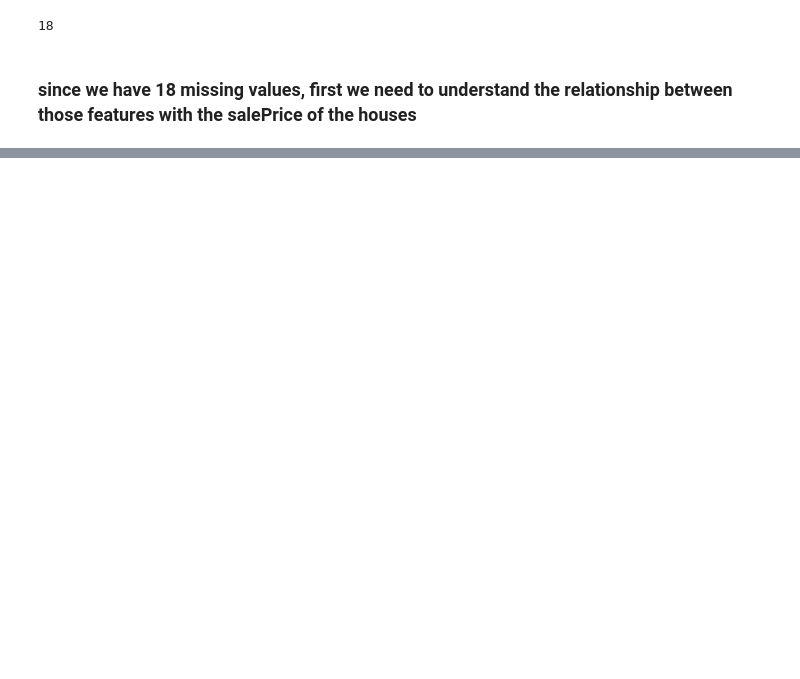
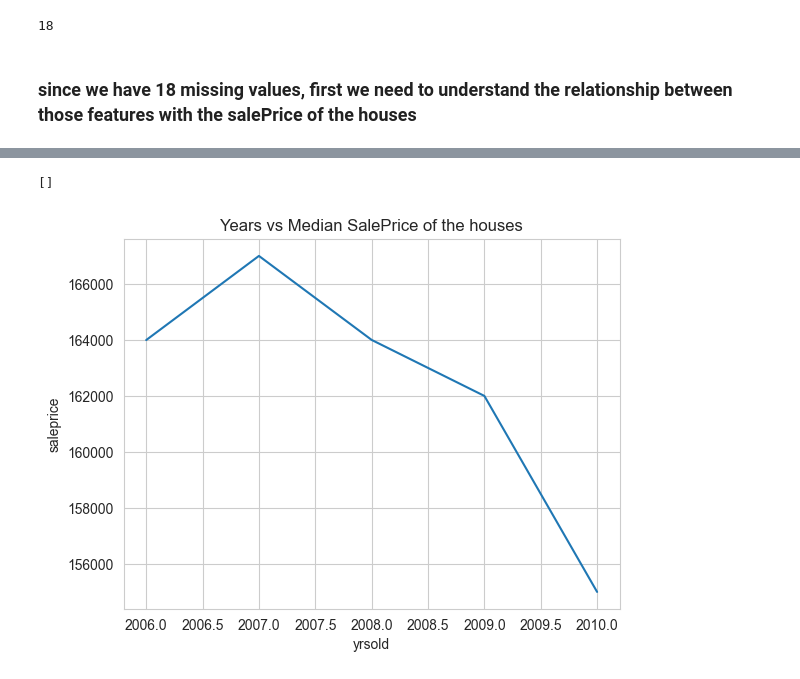
Before and after one commit to BishalJung7377/house_price_prediction, a Jupyter notebook: house_price_predictions.ipynb, the cells around one changed output, grey strips where cells are left out. Drawn from its saved outputs; the diff is of its cells as text; code cells hidden in the pictures; blank space fills up the shorter version.

```diff
--- a/house_price_predictions.ipynb
+++ b/house_price_predictions.ipynb
@@ -174,0 +210,3 @@ for features in features_with_null_values:
+# %%
+## dropping the id column of the data set
+df.drop("id", axis=1, inplace=True)
@@ -174,0 +270,9 @@ for features in features_with_null_values:
+# %%
+### lets see is there any relationship between yrsold and price of the houses
+yrSold_price = df.groupby("yrsold")['saleprice'].median()
+sns.lineplot(data=yrSold_price)
+plt.title("Years vs Median SalePrice of the houses")
+plt.plot()
+# %% [output]
+[]
+[figure, added]
```
Also changed, not shown: parts of 19 cells of this notebook.
